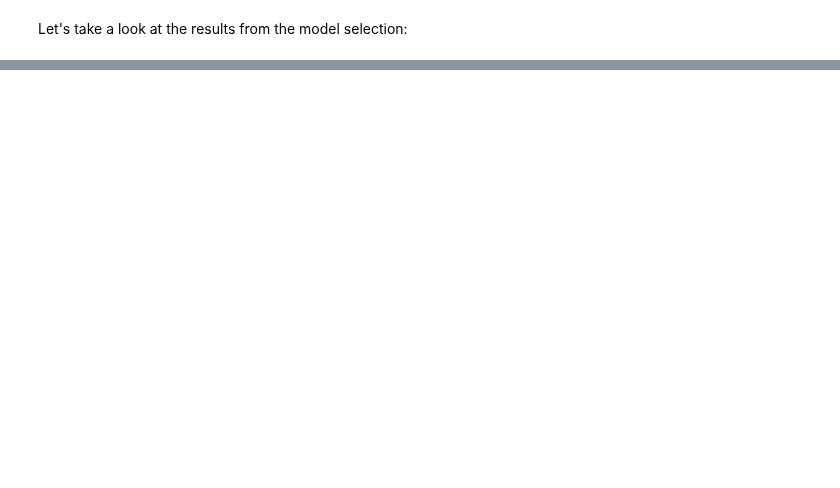
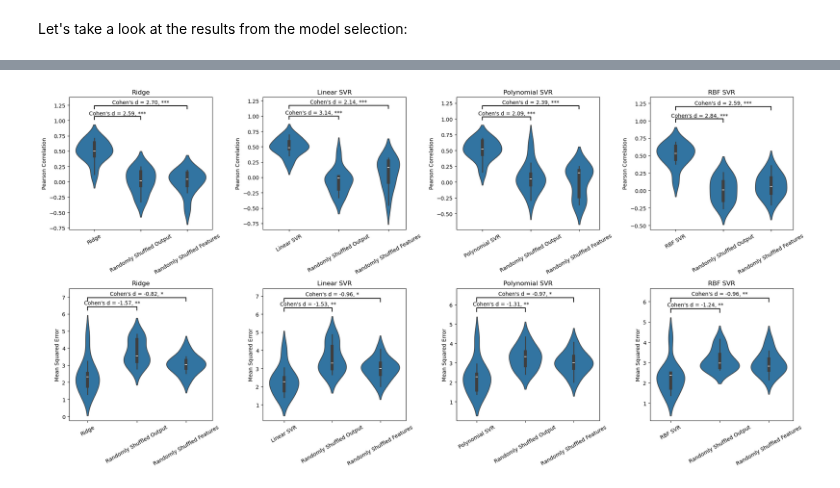
Before and after one commit to hmbaghdassarian/metastatic_potential, a Jupyter notebook: notebooks/C_joint_prediction/03_predict_joint.ipynb, the cells around one changed output, grey strips where cells are left out. Saved outputs shown, nothing was run; the diff lists cells and outputs as text; code cells hidden in the pictures; blank space fills up the shorter version.

```diff
--- a/notebooks/C_joint_prediction/03_predict_joint.ipynb
+++ b/notebooks/C_joint_prediction/03_predict_joint.ipynb
@@ -212,14 +820,16 @@ for k, (train_idx, test_idx) in tqdm(enumerate(outer_cv.split(X, y))):
 # %%
 viz_df = best_res_df[[col for col in best_res_df if 'test' in col or col == 'fold']]
+# split by metric type
 viz_df_corr = viz_df[[col for col in viz_df if 'corr' in col]]
 viz_df_mse = viz_df[[col for col in viz_df if 'mse' in col]]
+
 viz_dfs = {'Pearson Correlation': viz_df_corr,
           'Mean Squared Error': viz_df_mse}
+mmap = dict(zip(viz_dfs.keys(), ['corr', 'mse']))
+model_map = dict(zip(best_pipelines.keys(),
+                    ['Ridge', 'Linear SVR', 'Polynomial SVR', 'RBF SVR']))
+
+unit_map = {'h': dict(zip(viz_dfs.keys(), [0.05, 0.2])),
+            'y_pos_scale_0': dict(zip(viz_dfs.keys(), [0.175, 0.525])),
+           'y_pos_scale': dict(zip(viz_dfs.keys(), [1.01, 1.01])),
+           'y_max_scale': dict(zip(viz_dfs.keys(), [1.15, 1.1]))}
-# %%
-fig, ax = plt.subplots(ncols = 2, figsize = (10,5))
-
-for i, (metric, viz_df) in enumerate(viz_dfs.items()):
-    viz_df = pd.melt(viz_df, value_name=metric, var_name = 'Model Type')
-    sns.violinplot(data = viz_df, x = 'Model Type', y = metric, ax = ax[i])
-    ax[i].set_xticklabels(ax[i].get_xticklabels(),
-                     rotation = 30, ha = 'center')
@@ -227,0 +887,67 @@ for i, (metric, viz_df) in enumerate(viz_dfs.items()):
+# %%
+ncols = len(best_pipelines)
+nrows = 2 # two metrics
+fig, ax = plt.subplots(ncols = ncols, nrows = nrows, figsize = (ncols*5.1, nrows*5.1))
+
+for j, model_type in enumerate(best_pipelines.keys()):
+#     break
+
+    for i, (metric_type, viz_df_) in enumerate(viz_dfs.items()):
+        viz_df = viz_df_[[col for col in viz_df_ if model_type in col]]
+        viz_df = pd.melt(viz_df, value_name=metric_type, var_name = 'Model Type')
+
+        # some formatting
+        viz_df['Model Type'] = viz_df['Model Type'].map({'test_' +mmap[metric_type] + '_' + model_type: model_map[model_type],
+                                  'random_y_test_' +mmap[metric_type] + '_' + model_type: 'Randomly Shuffled Output',
+                                 'random_X_test_' +mmap[metric_type] + '_' + model_type: 'Randomly Shuffled Features'})
+
+        # may want to do this across all comparisons simultaneously
+        res_stats, mod_combs = get_stats(viz_df, stat_type = 'random', model_type = model_type, metric_type = metric_type)
+
+        sns.violinplot(data = viz_df, x = 'Model Type', y = metric_type, ax = ax[i, j])
+        ax[i, j].set_title(model_map[model_type])
+        ax[i, j].set_xlabel('')
+
+        xlabels = [x._text for x in ax[i, j].get_xticklabels()]
+        ax[i, j].set_xticklabels(xlabels,
+                          rotation=30,
+                         ha = 'center')
+
+        x_pos = dict(zip(xlabels, ax[i,j].get_xticks()))
+
+        y_lower, y = ax[i,j].get_ylim()
+        h = unit_map['h'][metric_type]
+
+        # significance
+        sig_counter = 0
+        for k, (comp1, comp2) in enumerate(mod_combs):#(itertools.combinations(xlabels, 2)):
+            x_mid = (x_pos[comp1] + x_pos[comp2]) / 2
+
+            fdr = res_stats[res_stats.comparison == (comp1, comp2)]['fdr'].values[0]
+            cd = res_stats[res_stats.comparison == (comp1, comp2)]['cohen_d'].values[0]
+
+            significance = "N.S."
+            if fdr <= 1e-4:
+                significance = "****"
+            elif fdr <= 0.001:
+                significance = "***"
+            elif fdr <= 0.01:
+                significance = "**"
+            elif fdr <= 0.1:
+                significance = "*"
+
+            if significance != 'N.S.':
+    #             y_pos = y+(sig_counter*0.15)
+                y_pos = y+(sig_counter*unit_map['y_pos_scale_0'][metric_type])
+                ax[i,j].plot([x_pos[comp1], x_pos[comp1], x_pos[comp2], x_pos[comp2]],
+                        [y_pos, y_pos+h, y_pos+h, y_pos],
+                        lw=1.5, c='black')
+                y_pos*=unit_map['y_pos_scale'][metric_type]
+                ax[i,j].text(x_mid, y_pos + h, f"Cohen's d = {cd:.2f}, " + significance,
+                        ha='center', va='bottom', fontsize=10)
+                sig_counter += 1
+        if sig_counter != 0:
+            ax[i,j].set_ylim(y_lower, y_pos*unit_map['y_max_scale'][metric_type])
+fig.tight_layout()
+# %% [output]
+[figure, added]
```
Also changed, not shown: parts of 65 cells of this notebook, 10 other files.
